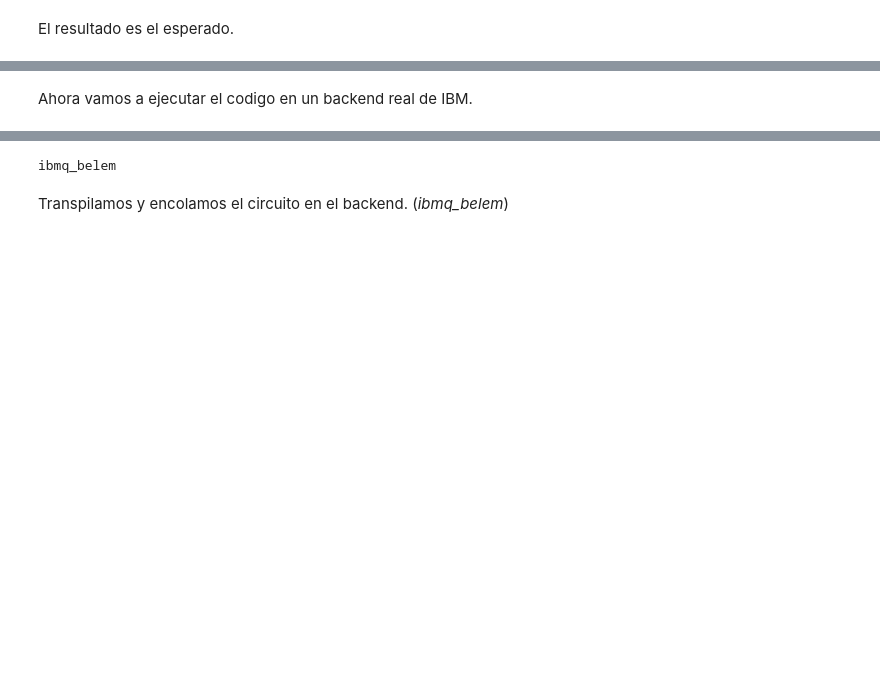
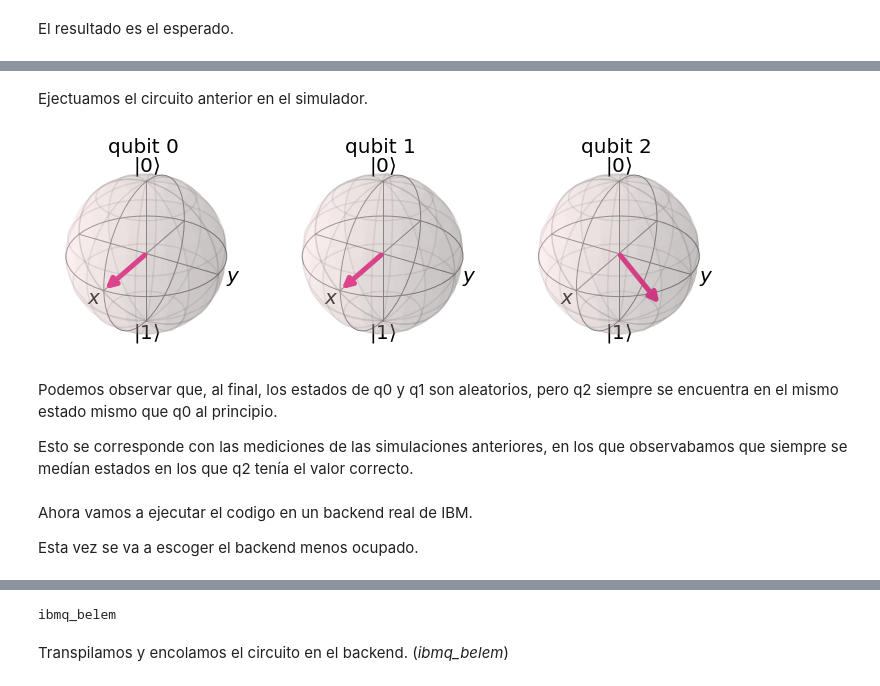
Before and after one commit to gulis1/APCC, a Jupyter notebook: Practica2/Ejercicio4.ipynb, the cells around one changed output, grey strips where cells are left out. Saved outputs shown, nothing was run; the diff lists cells and outputs as text; code cells hidden in the pictures; blank space fills up the shorter version.

```diff
--- a/Practica2/Ejercicio4.ipynb
+++ b/Practica2/Ejercicio4.ipynb
@@ -43,0 +67,14 @@ El resultado es el esperado.
+# %%
+from qiskit.extensions import Initialize
+
+circuit_sv = QuantumCircuit(3)
+
+circuit_sv.append(Initialize(random_state), [0])
+circuit_sv.h(1)
+circuit_sv.cx(1, 2)
+circuit_sv.cx(0, 1)
+circuit_sv.h(0)
+circuit_sv.cx(1, 2)
+circuit_sv.cz(0, 2)
+
+circuit_sv.draw()
@@ -44,2 +89,19 @@ El resultado es el esperado.
+# %% [markdown]
+Ejectuamos el circuito anterior en el simulador.
+# %%
+from qiskit import Aer
+
+sv_sim = Aer.get_backend('statevector_simulator')
+result = sv_sim.run(circuit_sv).result().get_statevector()
+
+plot_bloch_multivector(result)
+# %% [output]
+[figure, added]
+# %% [markdown]
+Podemos observar que, al final, los estados de q0 y q1 son aleatorios, pero q2 siempre se encuentra en el mismo estado mismo que q0 al principio.
+
+Esto se corresponde con las mediciones de las simulaciones anteriores, en los que observabamos que siempre se medían estados en los que q2 tenía el valor correcto.
 # %% [markdown]
 Ahora vamos a ejecutar el codigo en un backend real de IBM.
+
+Esta vez se va a escoger el backend menos ocupado.
```
Also changed, not shown: parts of 24 cells of this notebook.
